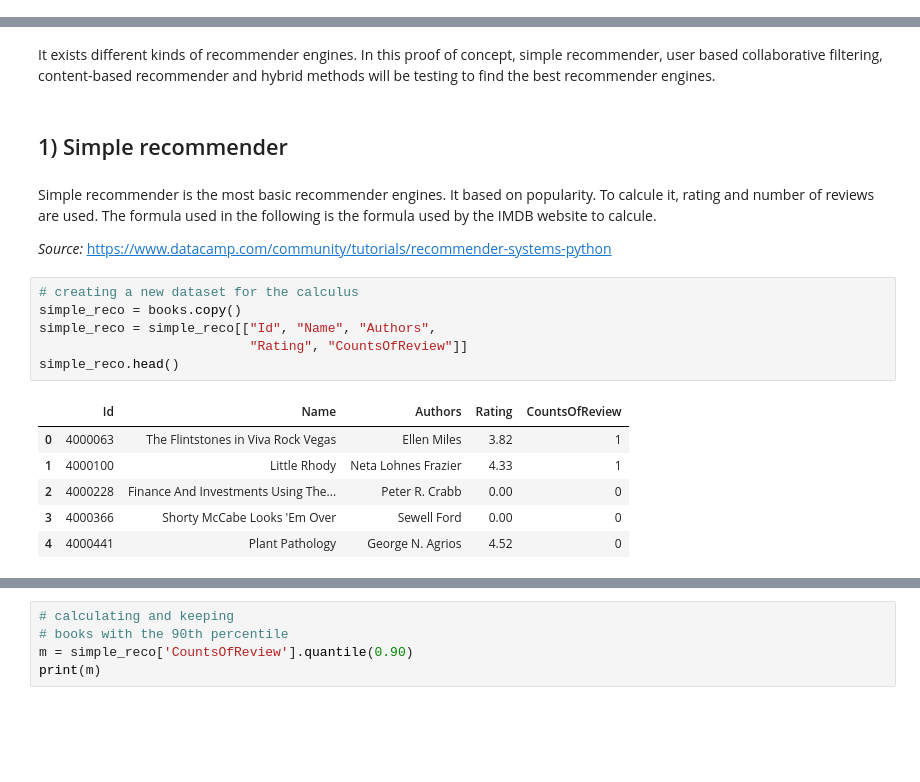
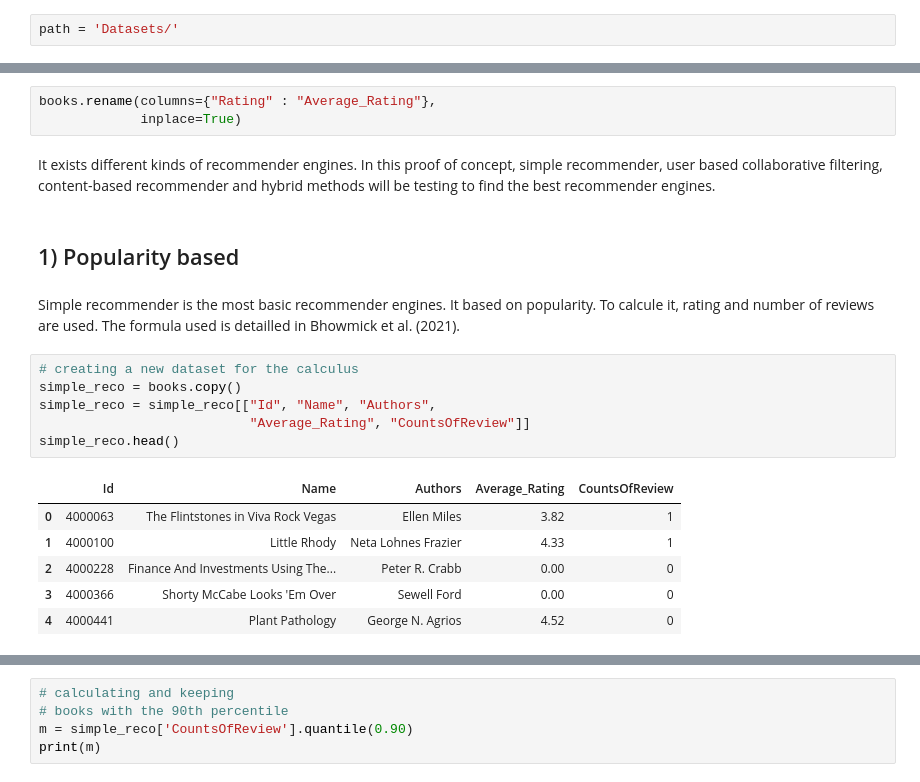
Before and after one commit to cecilegltslmcs/recommender_sys_books, a Jupyter notebook: P7_02_notebookmodelisation.ipynb, the cells around one changed output, grey strips where cells are left out. Cells and saved outputs as stored; diff of their text form; blank space fills up the shorter version.

```diff
--- a/P7_02_notebookmodelisation.ipynb
+++ b/P7_02_notebookmodelisation.ipynb
@@ -51,23 +26,26 @@ path = '/content/drive/My Drive/Ingénieur ML - OC/P7/Datasets/'
+# %%
+path = 'Datasets/'
 # %%
 # Importing data about users and books
 users = pd.read_parquet(path+"users_data_cleaning.parquet.gzip")
 books = pd.read_parquet(path+"books_data_cleaning.parquet.gzip")
+# %%
+books.rename(columns={"Rating" : "Average_Rating"},
+             inplace=True)
 # %% [markdown]
 It exists different kinds of recommender engines. In this proof of concept, simple recommender, user based collaborative filtering, content-based recommender and hybrid methods will be testing to find the best recommender engines.
 # %% [markdown]
-## 1) Simple recommender
+## 1) Popularity based
 # %% [markdown]
-Simple recommender is the most basic recommender engines. It based on popularity. To calcule it, rating and number of reviews are used. The formula used in the following is the formula used by the IMDB website to calcule.
-
-*Source:* https://www.datacamp.com/community/tutorials/recommender-systems-python
+Simple recommender is the most basic recommender engines. It based on popularity. To calcule it, rating and number of reviews are used. The formula used is detailled in Bhowmick et al. (2021).
 # %%
 # creating a new dataset for the calculus
 simple_reco = books.copy()
 simple_reco = simple_reco[["Id", "Name", "Authors",
-                           "Rating", "CountsOfReview"]]
+                           "Average_Rating", "CountsOfReview"]]
 simple_reco.head()
 # %% [output]
-|  | Id | Name | Authors | Rating | CountsOfReview |
+|  | Id | Name | Authors | Average_Rating | CountsOfReview |
 | 0 | 4000063 | The Flintstones in Viva Rock Vegas | Ellen Miles | 3.82 | 1 |
 | 1 | 4000100 | Little Rhody | Neta Lohnes Frazier | 4.33 | 1 |
 | 2 | 4000228 | Finance And Investments Using The... | Peter R. Crabb | 0.00 | 0 |
```
Also changed, not shown: parts of 40 cells of this notebook.
